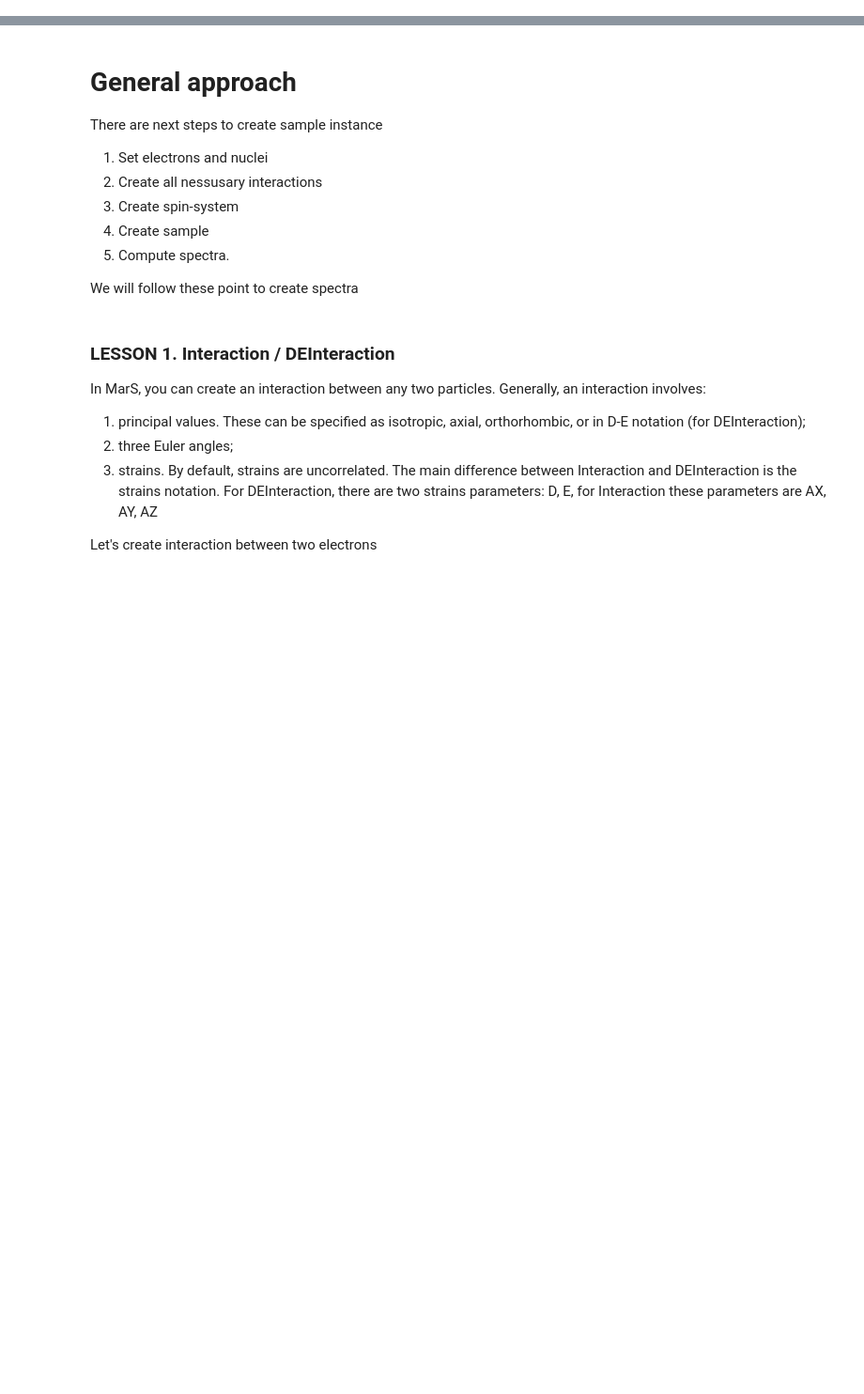
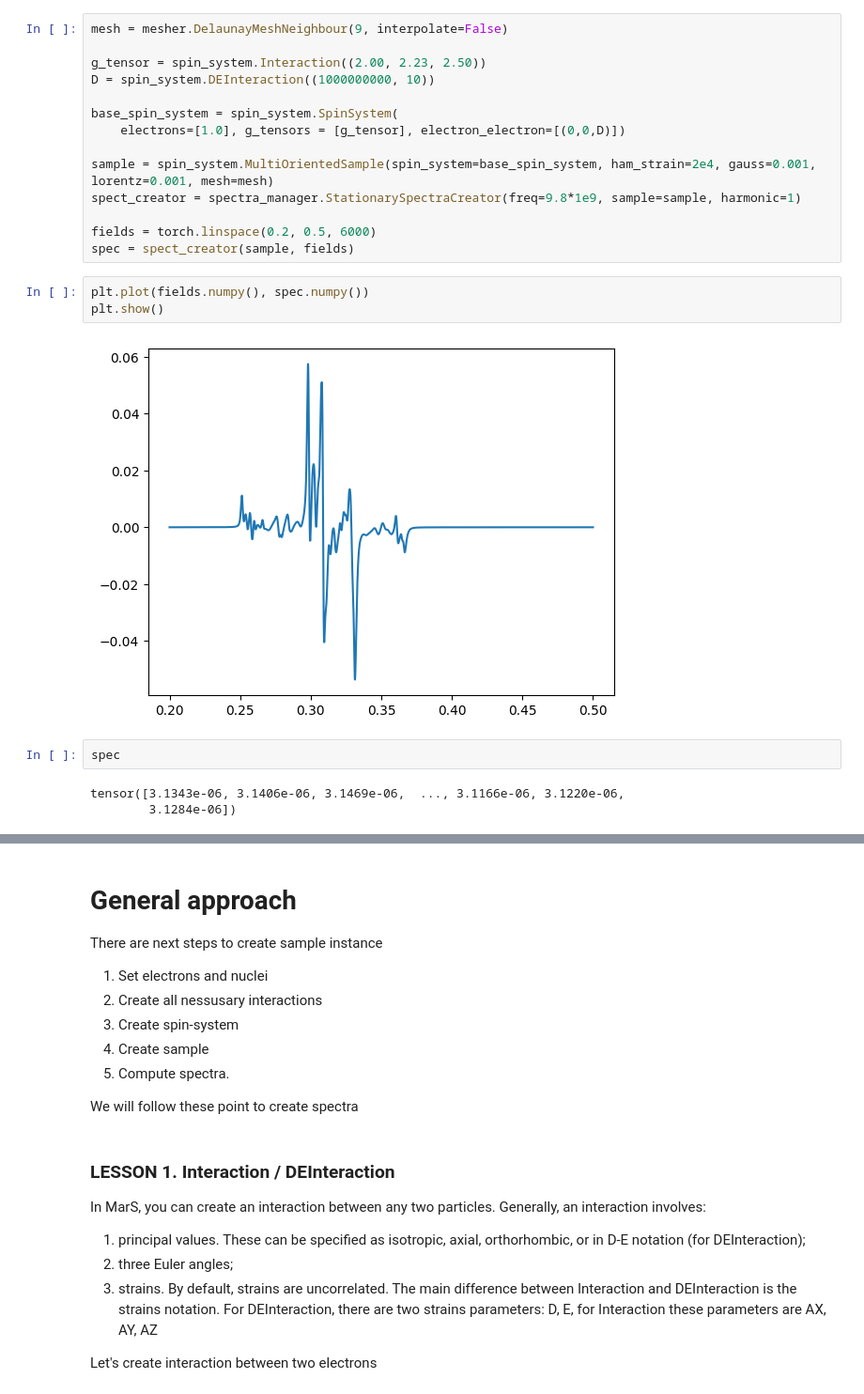
Before and after one commit to ArkadySamsonenkoWork/MarS, a Jupyter notebook: examples/general_examples/example_1_general.ipynb, the cells around one changed output, grey strips where cells are left out. Shown at 94% size. Saved outputs shown, nothing was run; the diff lists cells and outputs as text; blank space fills up the shorter version.

```diff
--- a/examples/general_examples/example_1_general.ipynb
+++ b/examples/general_examples/example_1_general.ipynb
@@ -28,0 +34,24 @@ import matplotlib.pyplot as plt
+# %%
+mesh = mesher.DelaunayMeshNeighbour(9, interpolate=False)
+
+g_tensor = spin_system.Interaction((2.00, 2.23, 2.50))
+D = spin_system.DEInteraction((1000000000, 10))
+
+base_spin_system = spin_system.SpinSystem(
+    electrons=[1.0], g_tensors = [g_tensor], electron_electron=[(0,0,D)])
+
+sample = spin_system.MultiOrientedSample(spin_system=base_spin_system, ham_strain=2e4, gauss=0.001, lorentz=0.001, mesh=mesh)
+spect_creator = spectra_manager.StationarySpectraCreator(freq=9.8*1e9, sample=sample, harmonic=1)
+
+fields = torch.linspace(0.2, 0.5, 6000)
+spec = spect_creator(sample, fields)
+# %%
+plt.plot(fields.numpy(), spec.numpy())
+plt.show()
+# %% [output]
+[figure, added]
+# %%
+spec
+# %% [output]
+tensor([3.1343e-06, 3.1406e-06, 3.1469e-06,  ..., 3.1166e-06, 3.1220e-06,
+        3.1284e-06])
```
Also changed, not shown: parts of 2 cells of this notebook.
